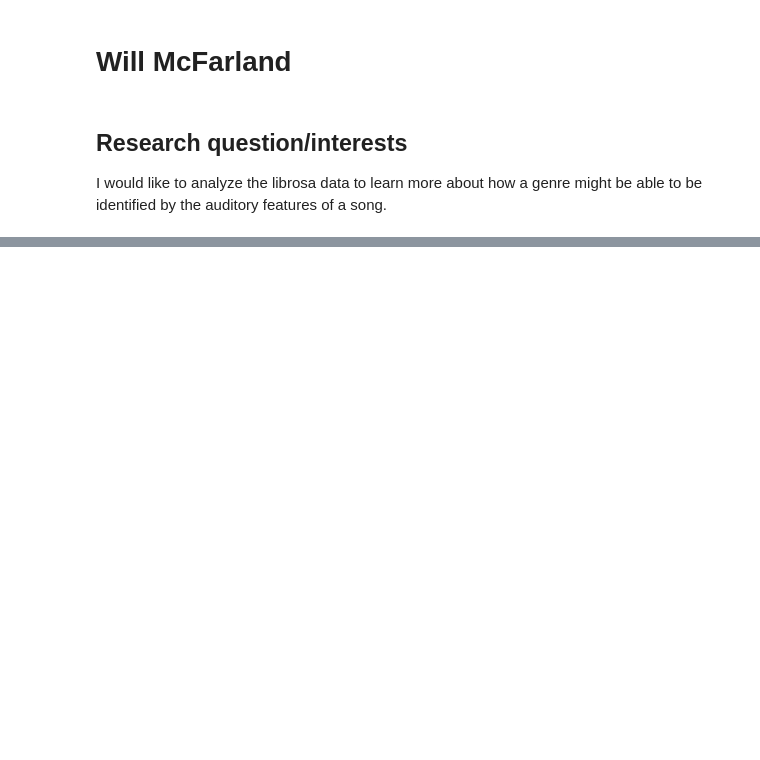
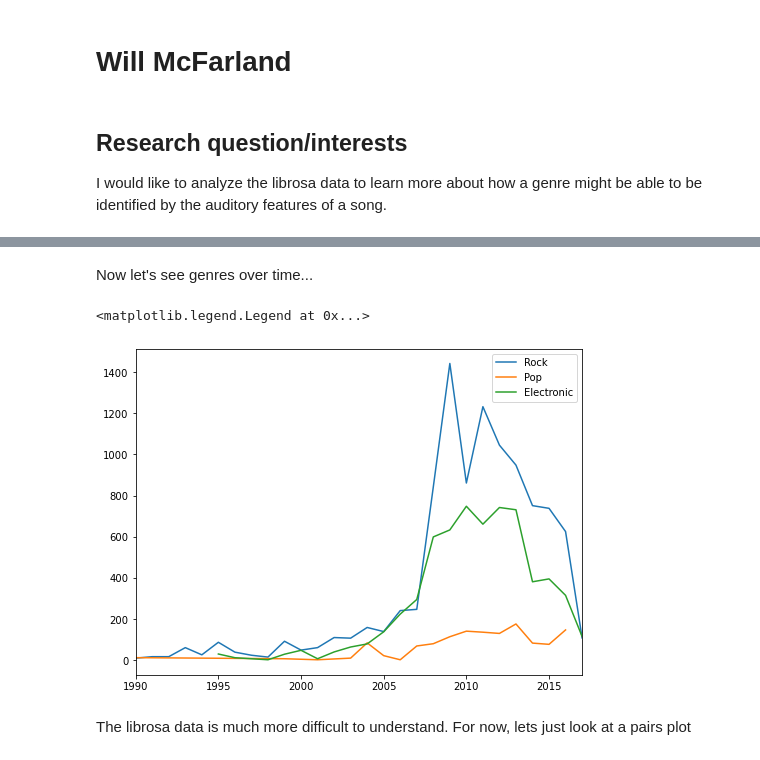
Before and after one commit to Rock-it-science/project-group17-project, a Jupyter notebook: notebooks/analysis1.ipynb, the cells around one changed output, grey strips where cells are left out. Saved outputs shown, nothing was run; the diff lists cells and outputs as text; code cells hidden in the pictures; blank space fills up the shorter version.

```diff
--- a/notebooks/analysis1.ipynb
+++ b/notebooks/analysis1.ipynb
@@ -23 +86,29 @@ pd.read_csv("../data/raw/tracks.csv", low_memory=False)
+# %% [markdown]
+Now let's see genres over time...
+# %%
+plt.figure(figsize=(8,6))
+
+# Add column that is just year
+track_subset['year'] = pd.DatetimeIndex(track_subset['release date']).year
+
+# Get value counts of year and genre together
+genres_years = track_subset[['year', 'genre']]
+genres_years  = pd.DataFrame(track_subset[['year', 'genre']].value_counts()).reset_index().rename(columns={0: 'count'}).sort_values(['year', 'genre'])
+
+#plt.plot(genres_years.loc[genres_years['genre'] == 'Rock', 'year'], genres_years.loc[genres_years['genre'] == 'Rock', 'count'])
+# Plot number of tracks per year by genre
+# for g in genres_years['genre'].unique():
+for g in ['Rock', 'Pop', 'Electronic']:
+    plt.plot(genres_years.loc[genres_years['genre'] == g, 'year'], genres_years.loc[genres_years['genre'] == g, 'count'], label=g)
+
+# Most of our data is between 1990 and 2017
+plt.xlim([1990, 2017])
+
+# Show legend
+plt.legend()
+# %% [output]
+<matplotlib.legend.Legend at 0x...>
+[figure, added]
+# %% [markdown]
+The librosa data is much more difficult to understand. For now, lets just look at a pairs plot
 # %%
```
Also changed, not shown: parts of 23 cells of this notebook.
